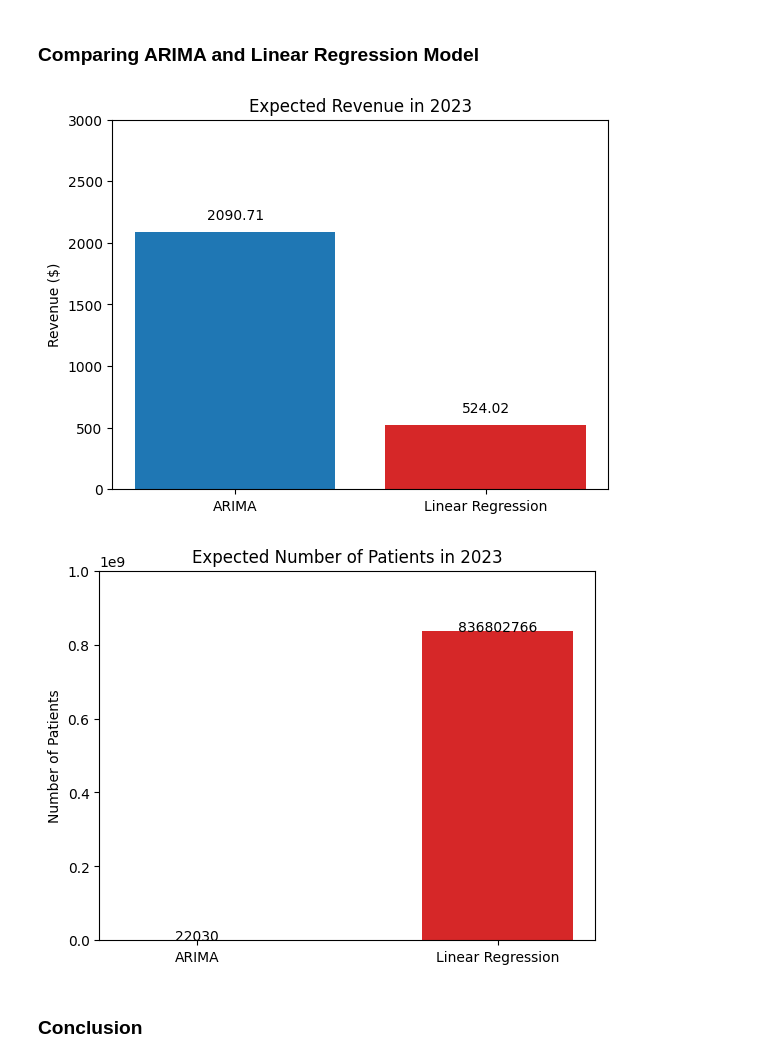
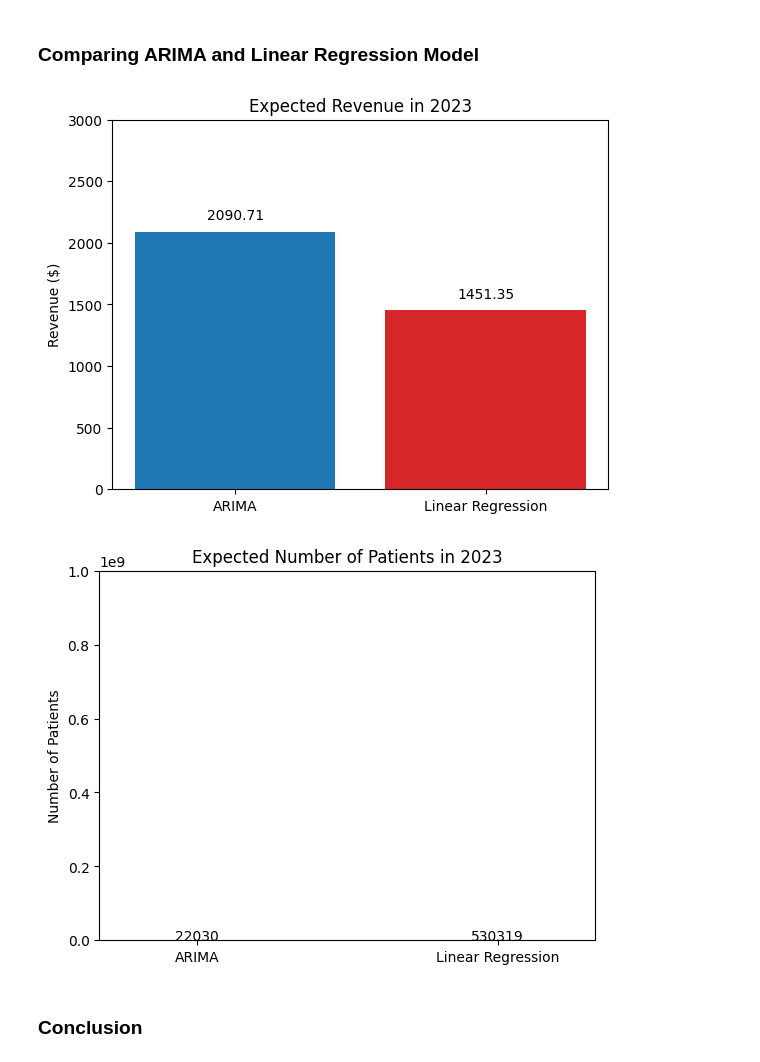
Before and after one commit to YaqoobD/Revenue-Forecasting-for-a-Healthcare-Clinic, a Jupyter notebook: application_task.ipynb, the cells around one changed output. Saved outputs shown, nothing was run; the diff lists cells and outputs as text; code cells hidden in the pictures.

```diff
--- a/application_task.ipynb
+++ b/application_task.ipynb
@@ -683,7 +654,7 @@ The expected number of unique patients for 2023 is estimated as the number of un
 arima_revenue = [2090.71]
 
 # Predicted values from linear regression model
-linreg_revenue = [524.02]
+linreg_revenue = [1451.35]
 
 # Define the plot
 fig, ax1 = plt.subplots()
@@ -701,34 +672,32 @@ for i, v in enumerate([arima_revenue[0], linreg_revenue[0]]):
 # Show plot
 plt.show()
 # %% [output]
-[figure, old version]
+[figure, new version]
 # %%
-import matplotlib.pyplot as plt
-
 # Predicted values from ARIMA model
 arima_patients = [22030]
 
 # Predicted values from linear regression model
-linreg_patients = [836802766]
+linreg_patients = [530319]
 
 # Define the plot
 fig, ax2 = plt.subplots()
 
 # Plot expected number of patients
 ax2.bar(['ARIMA', 'Linear Regression'], [arima_patients[0], linreg_patients[0]], width=0.5, color=['tab:blue', 'tab:red'])
 ax2.set_title('Expected Number of Patients in 2023')
 ax2.set_ylabel('Number of Patients')
 ax2.ticklabel_format(style='sci', axis='y', scilimits=(0,0))
 ax2.set_ylim([0, 1000000000])
 
 # Add labels to the bars
 for i, v in enumerate([arima_patients[0], linreg_patients[0]]):
     ax2.text(i, v+10000, str(v), color='black', ha='center', fontsize=10)
 
 # Show plot
 plt.show()
 # %% [output]
-[figure, old version]
+[figure, new version]
 # %% [markdown]
 ### Conclusion
 # %% [markdown]
```
Also changed, not shown: parts of 7 cells of this notebook.
